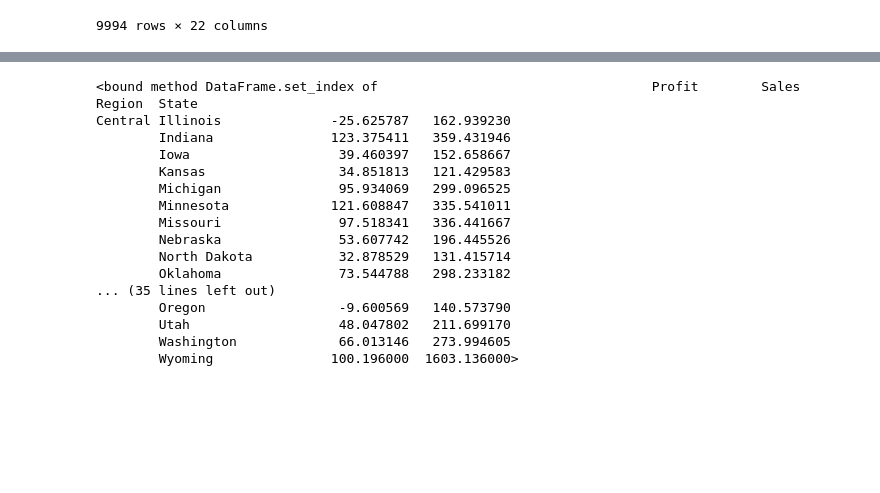
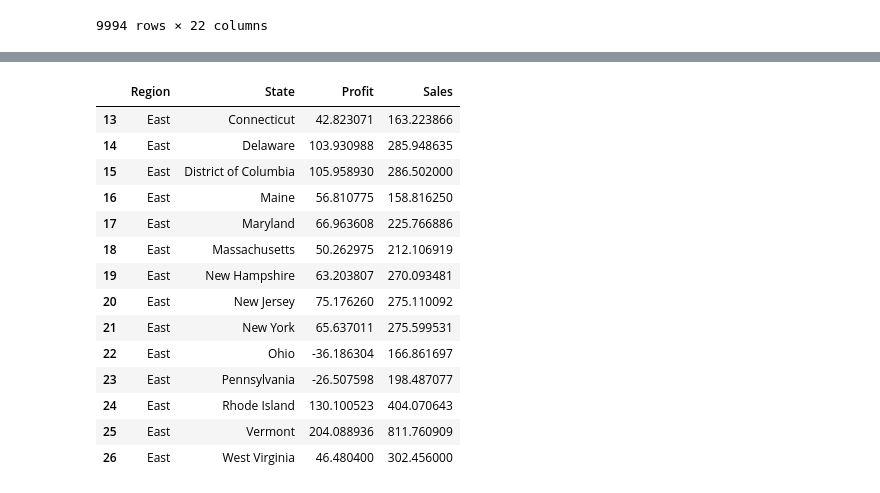
Before and after one commit to Sushmita-Chaudhari/Pandas_Numpy_task, a Jupyter notebook: pandas_task1.ipynb, the cells around one changed output, grey strips where cells are left out. Cells and saved outputs as stored; diff of their text form; code cells hidden in the pictures; blank space fills up the shorter version.

```diff
--- a/pandas_task1.ipynb
+++ b/pandas_task1.ipynb
@@ -402,25 +458,26 @@ df
 cod=df.groupby(['Region','State'])[['Profit','Sales']].mean()
 #od2=df.groupby(['Region','State'])['Sales'].mean()
 #cod[cod['Region'] == "East"]
-cod.set_index
-# %% [output]
-<bound method DataFrame.set_index of                                   Profit        Sales
-Region  State
-Central Illinois              -25.625787   162.939230
-        Indiana               123.375411   359.431946
-        Iowa                   39.460397   152.658667
-        Kansas                 34.851813   121.429583
-        Michigan               95.934069   299.096525
-        Minnesota             121.608847   335.541011
-        Missouri               97.518341   336.441667
-        Nebraska               53.607742   196.445526
-        North Dakota           32.878529   131.415714
-        Oklahoma               73.544788   298.233182
-... (35 lines left out)
-        Oregon                 -9.600569   140.573790
-        Utah                   48.047802   211.699170
-        Washington             66.013146   273.994605
-        Wyoming               100.196000  1603.136000>
+# %%
+a = cod.reset_index()
+# %%
+a[a["Region"]=="East"]
+# %% [output]
+|  | Region | State | Profit | Sales |
+| 13 | East | Connecticut | 42.823071 | 163.223866 |
+| 14 | East | Delaware | 103.930988 | 285.948635 |
+| 15 | East | District of Columbia | 105.958930 | 286.502000 |
+| 16 | East | Maine | 56.810775 | 158.816250 |
+| 17 | East | Maryland | 66.963608 | 225.766886 |
+| 18 | East | Massachusetts | 50.262975 | 212.106919 |
+| 19 | East | New Hampshire | 63.203807 | 270.093481 |
+| 20 | East | New Jersey | 75.176260 | 275.110092 |
+| 21 | East | New York | 65.637011 | 275.599531 |
+| 22 | East | Ohio | -36.186304 | 166.861697 |
+| 23 | East | Pennsylvania | -26.507598 | 198.487077 |
+| 24 | East | Rhode Island | 130.100523 | 404.070643 |
+| 25 | East | Vermont | 204.088936 | 811.760909 |
+| 26 | East | West Virginia | 46.480400 | 302.456000 |
 # %%
 cod[cod['Region'] == "East"]
 # %% [output]
```
Also changed, not shown: parts of 8 cells of this notebook.
